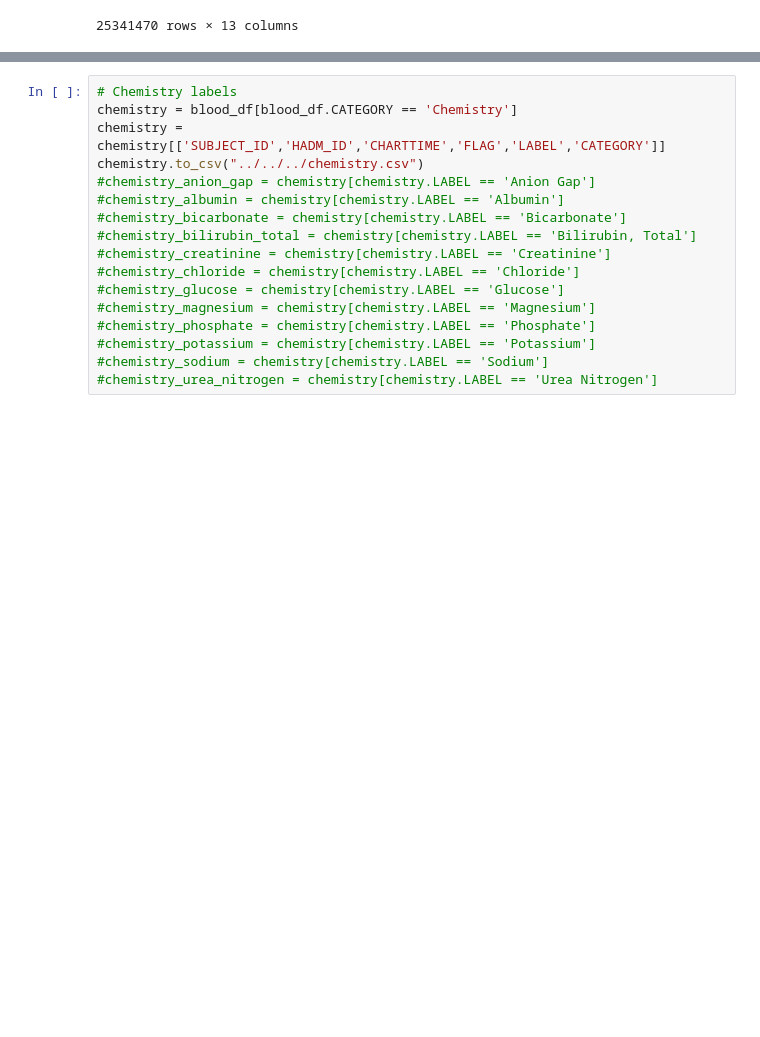
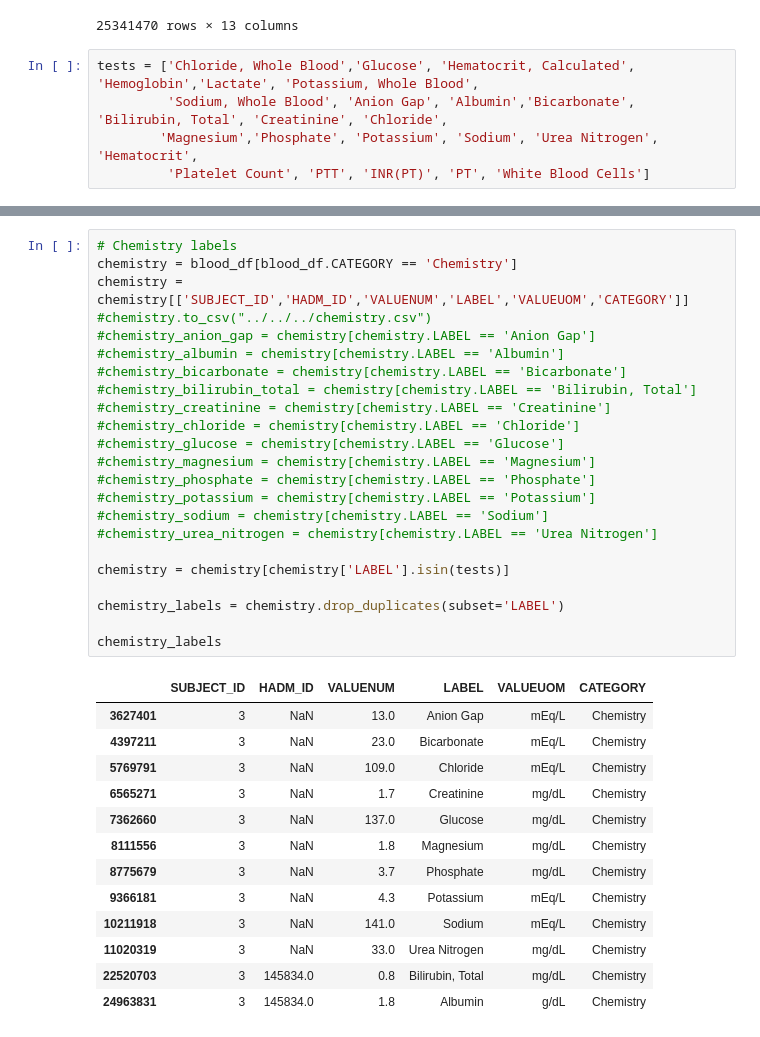
Before and after one commit to luker0bert/CriticalCareAnalysis, a Jupyter notebook: Notebooks/Lab Events Analysis JCC.ipynb, the cells around one changed output, grey strips where cells are left out. Cells and saved outputs as stored; diff of their text form; blank space fills up the shorter version.

```diff
--- a/Notebooks/Lab Events Analysis JCC.ipynb
+++ b/Notebooks/Lab Events Analysis JCC.ipynb
@@ -103,6 +62,11 @@ blood_df
 | 27854053 | 27701604 | 98573 | 175201.0 | 51170 | 2196-01-19 17:22:00 | 0 | 0.00 | #/uL | NaN | CD20 Absolute Count | ... |
 | 27854054 | 27701185 | 98573 | 175201.0 | 51170 | 2196-01-13 18:31:00 | 0 | 0.00 | #/uL | NaN | CD20 Absolute Count | ... |
 25341470 rows × 13 columns
+# %%
+tests = ['Chloride, Whole Blood','Glucose', 'Hematocrit, Calculated', 'Hemoglobin','Lactate', 'Potassium, Whole Blood',
+         'Sodium, Whole Blood', 'Anion Gap', 'Albumin','Bicarbonate', 'Bilirubin, Total', 'Creatinine', 'Chloride',
+        'Magnesium','Phosphate', 'Potassium', 'Sodium', 'Urea Nitrogen', 'Hematocrit',
+         'Platelet Count', 'PTT', 'INR(PT)', 'PT', 'White Blood Cells']
 # %%
 # Blood Gas labels
 blood_gas = blood_df[blood_df.CATEGORY == 'Blood Gas']
@@ -118,20 +97,40 @@ blood_gas.to_csv("../../../blood_gas.csv")
 # %%
 # Chemistry labels
 chemistry = blood_df[blood_df.CATEGORY == 'Chemistry']
-chemistry = chemistry[['SUBJECT_ID','HADM_ID','CHARTTIME','FLAG','LABEL','CATEGORY']]
-chemistry.to_csv("../../../chemistry.csv")
+chemistry = chemistry[['SUBJECT_ID','HADM_ID','VALUENUM','LABEL','VALUEUOM','CATEGORY']]
+#chemistry.to_csv("../../../chemistry.csv")
 #chemistry_anion_gap = chemistry[chemistry.LABEL == 'Anion Gap']
 #chemistry_albumin = chemistry[chemistry.LABEL == 'Albumin']
 #chemistry_bicarbonate = chemistry[chemistry.LABEL == 'Bicarbonate']
 #chemistry_bilirubin_total = chemistry[chemistry.LABEL == 'Bilirubin, Total']
 #chemistry_creatinine = chemistry[chemistry.LABEL == 'Creatinine']
 #chemistry_chloride = chemistry[chemistry.LABEL == 'Chloride']
 #chemistry_glucose = chemistry[chemistry.LABEL == 'Glucose']
 #chemistry_magnesium = chemistry[chemistry.LABEL == 'Magnesium']
 #chemistry_phosphate = chemistry[chemistry.LABEL == 'Phosphate']
 #chemistry_potassium = chemistry[chemistry.LABEL == 'Potassium']
 #chemistry_sodium = chemistry[chemistry.LABEL == 'Sodium']
 #chemistry_urea_nitrogen = chemistry[chemistry.LABEL == 'Urea Nitrogen']
+
+chemistry = chemistry[chemistry['LABEL'].isin(tests)]
+
+chemistry_labels = chemistry.drop_duplicates(subset='LABEL')
+
+chemistry_labels
+# %% [output]
+|  | SUBJECT_ID | HADM_ID | VALUENUM | LABEL | VALUEUOM | CATEGORY |
+| 3627401 | 3 | NaN | 13.0 | Anion Gap | mEq/L | Chemistry |
+| 4397211 | 3 | NaN | 23.0 | Bicarbonate | mEq/L | Chemistry |
+| 5769791 | 3 | NaN | 109.0 | Chloride | mEq/L | Chemistry |
+| 6565271 | 3 | NaN | 1.7 | Creatinine | mg/dL | Chemistry |
+| 7362660 | 3 | NaN | 137.0 | Glucose | mg/dL | Chemistry |
+| 8111556 | 3 | NaN | 1.8 | Magnesium | mg/dL | Chemistry |
+| 8775679 | 3 | NaN | 3.7 | Phosphate | mg/dL | Chemistry |
+| 9366181 | 3 | NaN | 4.3 | Potassium | mEq/L | Chemistry |
+| 10211918 | 3 | NaN | 141.0 | Sodium | mEq/L | Chemistry |
+| 11020319 | 3 | NaN | 33.0 | Urea Nitrogen | mg/dL | Chemistry |
+| 22520703 | 3 | 145834.0 | 0.8 | Bilirubin, Total | mg/dL | Chemistry |
+| 24963831 | 3 | 145834.0 | 1.8 | Albumin | g/dL | Chemistry |
 # %%
 # Hematology labels
 hematology = blood_df[blood_df.CATEGORY == 'Hematology']
```
Also changed, not shown: parts of 5 cells of this notebook.
